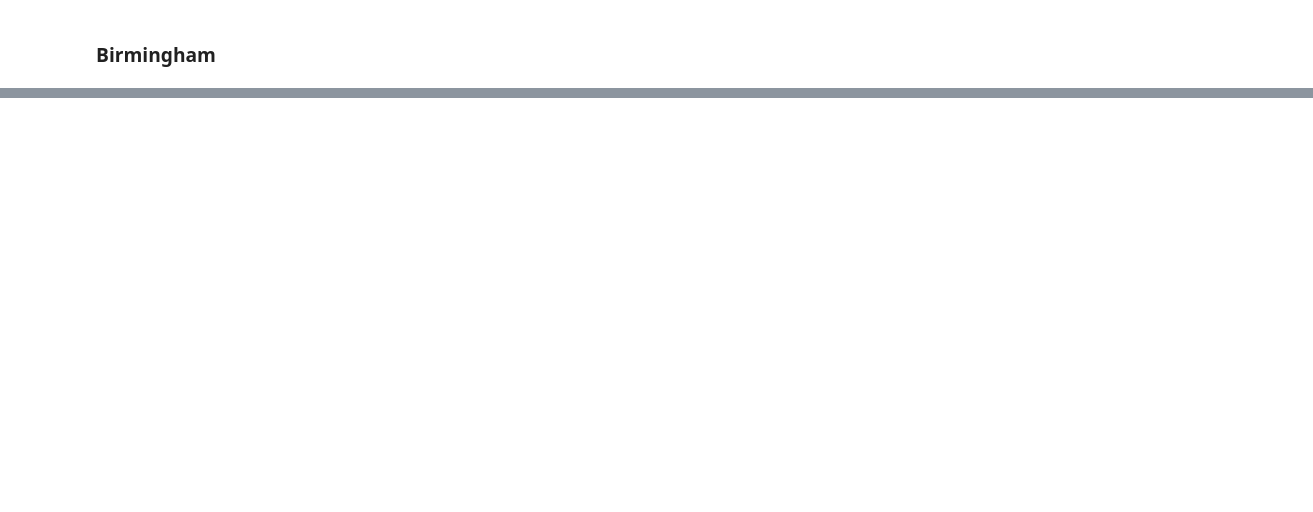
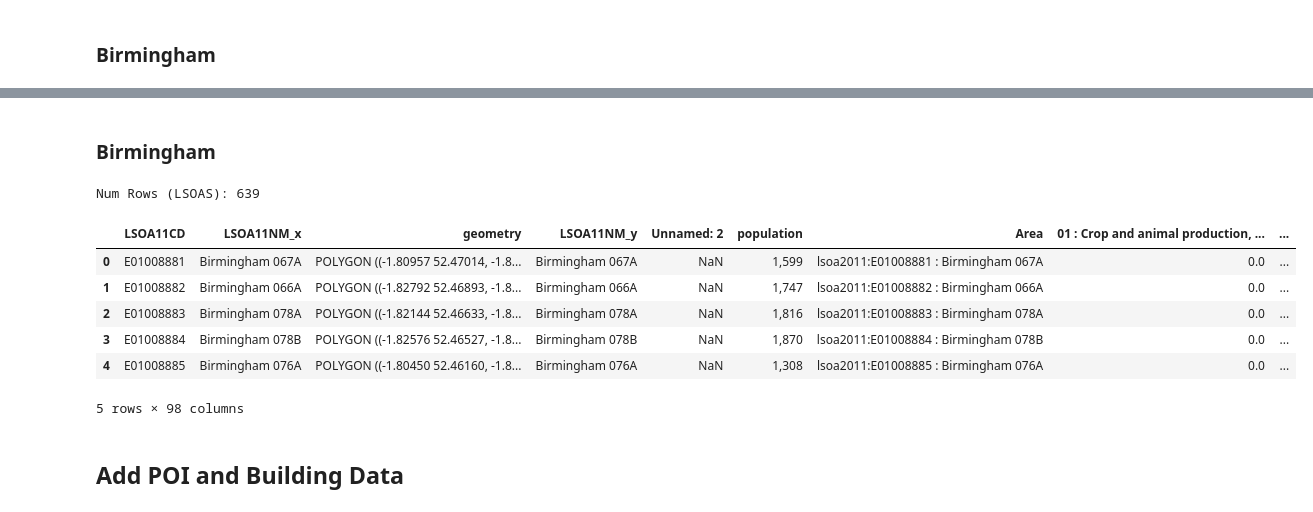
Before and after one commit to grolls23/EmploymentModellingDis, a Jupyter notebook: DataCleaning.ipynb, the cells around one changed output, grey strips where cells are left out. Saved outputs shown, nothing was run; the diff lists cells and outputs as text; code cells hidden in the pictures; blank space fills up the shorter version.

```diff
--- a/DataCleaning.ipynb
+++ b/DataCleaning.ipynb
@@ -68,10 +68,10 @@ Num Rows (LSOAs) After Cleaning: 4836
 warnings.filterwarnings('ignore')
 
 #Skip the first six rows because they're header information
-empl_data = pd.read_csv('data/employment_data/lsoa_by_industry.csv', skiprows=7, delimiter=',')
+empl_data_bham = pd.read_csv('data/employment_data/lsoa_by_industry.csv', skiprows=7, delimiter=',')
 
-unnamed_cols = empl_data.columns[empl_data.columns.str.contains('^Unnamed:')]
-empl_data.drop(columns=unnamed_cols, inplace=True)
+unnamed_cols_bham = empl_data_bham.columns[empl_data_bham.columns.str.contains('^Unnamed:')]
+empl_data_bham.drop(columns=unnamed_cols_bham, inplace=True)
 
 #Separate name into LSOA11CD and LSOA11NM
 def split_column(value):
@@ -82,11 +82,11 @@ def split_column(value):
     else:
         return None, None
 
-empl_data[['LSOA11CD', 'LSOA11NM']] = empl_data['Area'].apply(lambda x: pd.Series(split_column(x)))
+empl_data_bham[['LSOA11CD', 'LSOA11NM']] = empl_data_bham['Area'].apply(lambda x: pd.Series(split_column(x)))
 
 # Drop rows not in Birmingham
-empl_data.dropna(subset=['LSOA11NM'], inplace=True)
-empl_data_bham = empl_data[empl_data['LSOA11NM'].str.contains('Birmingham')]
+empl_data_bham.dropna(subset=['LSOA11NM'], inplace=True)
+empl_data_bham = empl_data_bham[empl_data_bham['LSOA11NM'].str.contains('Birmingham')]
 
 print("Num Rows (LSOAs) Before Cleaning: " + str(empl_data_bham.shape[0]))
 
@@ -206,0 +439,20 @@ I will query each set of building types and then collapse the dataset down so th
+# %% [markdown]
+### Birmingham
+# %%
+#Note that total Birmingham statistics are dropped here because there's no equivalent column in lsoa_geo
+empl_geog_bham = pd.merge(lsoa_geo, empl_data_bham, on = "LSOA11CD")
+
+print("Num Rows (LSOAS): " + str(empl_geog_bham.shape[0]))
+
+empl_geog_bham.head()
+# %% [output]
+Num Rows (LSOAS): 639
+|  | LSOA11CD | LSOA11NM_x | geometry | LSOA11NM_y | Unnamed: 2 | population | Area | 01 : Crop and animal production, ... | ... |
+| 0 | E01008881 | Birmingham 067A | POLYGON ((-1.80957 52.47014, -1.8... | Birmingham 067A | NaN | 1,599 | lsoa2011:E01008881 : Birmingham 067A | 0.0 | ... |
+| 1 | E01008882 | Birmingham 066A | POLYGON ((-1.82792 52.46893, -1.8... | Birmingham 066A | NaN | 1,747 | lsoa2011:E01008882 : Birmingham 066A | 0.0 | ... |
+| 2 | E01008883 | Birmingham 078A | POLYGON ((-1.82144 52.46633, -1.8... | Birmingham 078A | NaN | 1,816 | lsoa2011:E01008883 : Birmingham 078A | 0.0 | ... |
+| 3 | E01008884 | Birmingham 078B | POLYGON ((-1.82576 52.46527, -1.8... | Birmingham 078B | NaN | 1,870 | lsoa2011:E01008884 : Birmingham 078B | 0.0 | ... |
+| 4 | E01008885 | Birmingham 076A | POLYGON ((-1.80450 52.46160, -1.8... | Birmingham 076A | NaN | 1,308 | lsoa2011:E01008885 : Birmingham 076A | 0.0 | ... |
+5 rows × 98 columns
+# %% [markdown]
+## Add POI and Building Data
```
Also changed, not shown: parts of 21 cells of this notebook, 1 other file.
